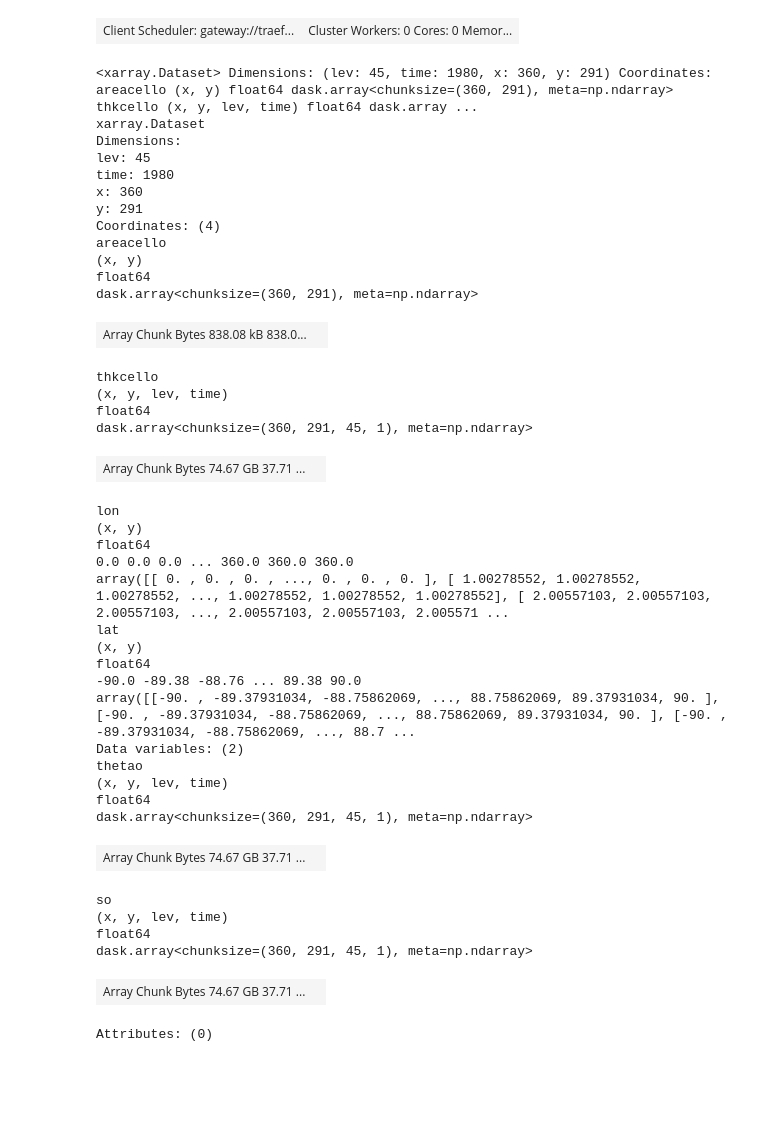
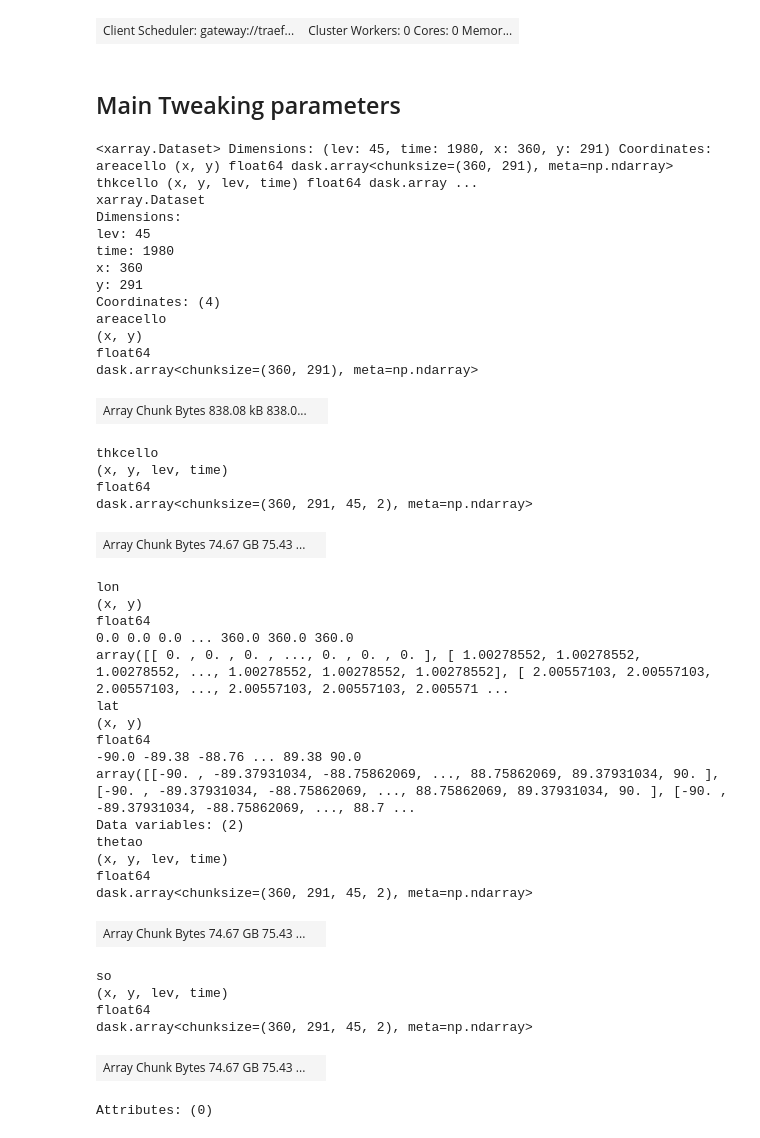
Before and after one commit to ocean-transport/coiled_collaboration, a Jupyter notebook: notebooks/jbusecke_2d_xhistogram/jbusecke_2d_xhistogram.ipynb, the cells around one changed output. Cells and saved outputs as stored; diff of their text form; code cells hidden in the pictures; blank space fills up the shorter version.

```diff
--- a/notebooks/jbusecke_2d_xhistogram/jbusecke_2d_xhistogram.ipynb
+++ b/notebooks/jbusecke_2d_xhistogram/jbusecke_2d_xhistogram.ipynb
@@ -25 +31,6 @@ client
+# %% [markdown]
+## Main Tweaking parameters
+# %%
+n_bins=150 # the number of bins (for each variable). Determines the output chunk size
+ct = 2 #chunking along the time dimension (which is preserved in the computation). This determines the size of the input chunks
 # %%
@@ -52,41 +58,41 @@ def pdf_wrapper(ds, bins_dict={'thetao':np.linspace(-4, 46, 2000), 'so':np.linsp
 
 nx,ny,nz,nt = 360, 291, 45, 1980
 # first try it with consistent chunk sizes (the actual datases can have slightly different time chunks)
-cx,cy,cz,ct = nx, ny, nz, 1
+cx,cy,cz = nx, ny, nz
 
 so = xr.DataArray(dsa.random.random([nx,ny,nz,nt], chunks=[cx,cy,cz,ct]), dims=['x', 'y', 'lev', 'time'])
 thetao = xr.DataArray(dsa.random.random([nx,ny,nz,nt], chunks=[cx,cy,cz,ct]), dims=['x', 'y', 'lev', 'time'])
 areacello = xr.DataArray(dsa.random.random([nx,ny], chunks=[cx,cy]), dims=['x', 'y'])
 thkcello = xr.DataArray(dsa.random.random([nx,ny,nz,nt], chunks=[cx,cy,cz,ct]), dims=['x', 'y', 'lev', 'time'])
 llon, llat = np.meshgrid(np.linspace(0,360, nx), np.linspace(-90,90, ny), indexing='ij')
 lon = xr.DataArray(llon, dims=['x','y'])
 lat = xr.DataArray(llat, dims=['x','y'])
 
 
 ds_synth = xr.Dataset({'thetao':thetao, 'so':so})
 ds_synth = ds_synth.assign_coords(areacello=areacello, thkcello=thkcello, lon=lon, lat=lat)
 
 # ds_synth =
 ds_synth
 # %% [output]
 <xarray.Dataset> Dimensions: (lev: 45, time: 1980, x: 360, y: 291) Coordinates: areacello (x, y) float64 dask.array<chunksize=(360, 291), meta=np.ndarray> thkcello (x, y, lev, time) float64 dask.array ...
 xarray.Dataset
 Dimensions:
 lev: 45
 time: 1980
 x: 360
 y: 291
 Coordinates: (4)
 areacello
 (x, y)
 float64
 dask.array<chunksize=(360, 291), meta=np.ndarray>
 | Array Chunk Bytes 838.08 kB 838.0... |  |
 thkcello
 (x, y, lev, time)
 float64
-dask.array<chunksize=(360, 291, 45, 1), meta=np.ndarray>
+dask.array<chunksize=(360, 291, 45, 2), meta=np.ndarray>
-| Array Chunk Bytes 74.67 GB 37.71 ... |  |
+| Array Chunk Bytes 74.67 GB 75.43 ... |  |
 lon
 (x, y)
 float64
@@ -101,11 +107,11 @@ Data variables: (2)
 thetao
 (x, y, lev, time)
 float64
-dask.array<chunksize=(360, 291, 45, 1), meta=np.ndarray>
+dask.array<chunksize=(360, 291, 45, 2), meta=np.ndarray>
-| Array Chunk Bytes 74.67 GB 37.71 ... |  |
+| Array Chunk Bytes 74.67 GB 75.43 ... |  |
 so
 (x, y, lev, time)
 float64
-dask.array<chunksize=(360, 291, 45, 1), meta=np.ndarray>
+dask.array<chunksize=(360, 291, 45, 2), meta=np.ndarray>
-| Array Chunk Bytes 74.67 GB 37.71 ... |  |
+| Array Chunk Bytes 74.67 GB 75.43 ... |  |
 Attributes: (0)
```
Also changed, not shown: parts of 8 cells of this notebook, 4 other files.
